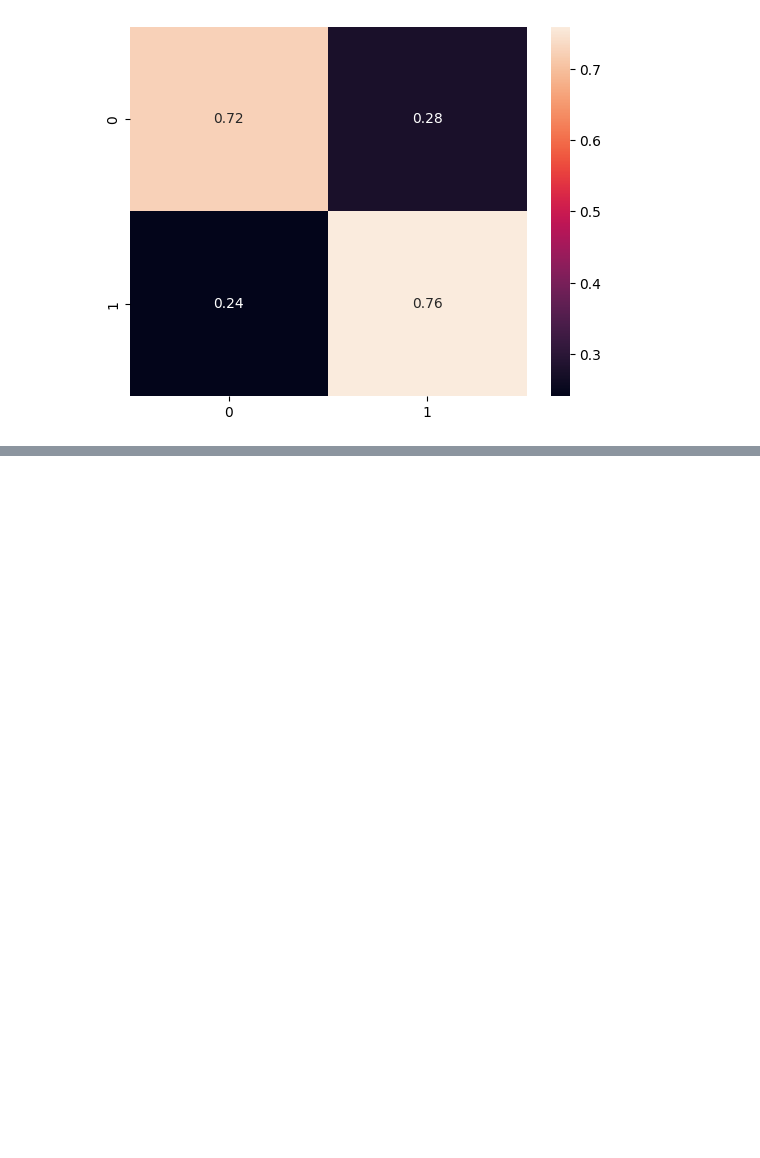
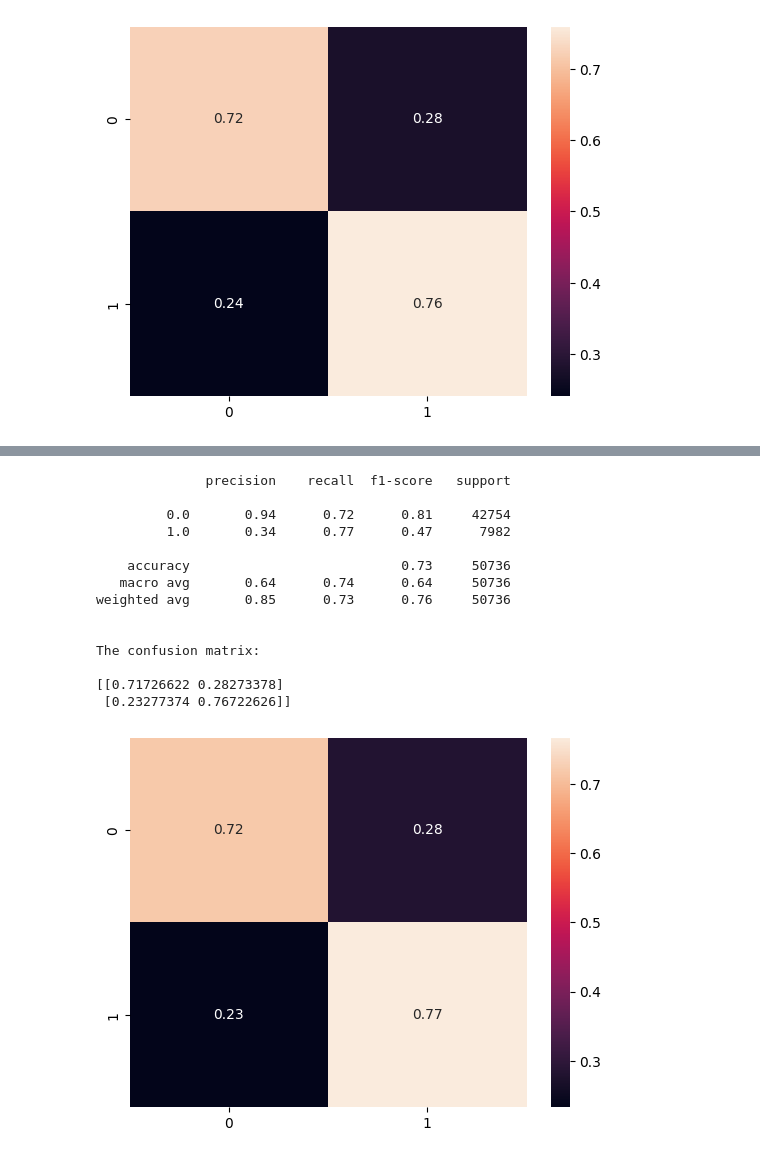
Before and after one commit to motagfr/Diabetes, a Jupyter notebook: Interactive - trialanderror2.py.ipynb, the cells around one changed output, grey strips where cells are left out. Drawn from its saved outputs; the diff is of its cells as text; code cells hidden in the pictures; blank space fills up the shorter version.

```diff
--- a/Interactive - trialanderror2.py.ipynb
+++ b/Interactive - trialanderror2.py.ipynb
@@ -723,3 +728,32 @@ The confusion matrix:
 [[0.72340117 0.27659883]
  [0.24066338 0.75933662]]
 [figure]
+# %%
+sgd = SGDClassifier()
+
+param_dist = {
+    'loss':['log', 'modified_huber'],
+    'penalty': ['l1', 'l2'],
+    'alpha': np.random.uniform(0, 0.01, 5),
+    'learning_rate': ['constant', 'optimal'],
+    'eta0': np.random.uniform(0, 0.1, 5),
+    'max_iter': [100,200,300]
+}
+random_search = RandomizedSearchCV(
+    sgd,
+    param_distributions=param_dist,
+    n_iter=10,
+    cv=5,
+    random_state=42
+)
+
+random_search.fit(X_train, y_train)
+
+best_params = random_search.best_params_
+best_model = random_search.best_estimator_
+
+print("Best parameters: ", random_search.best_params_)
+best_model = random_search.best_estimator_
+y_pred = best_model.predict(X_test)
+f1 = f1_score(y_test, y_pred, average="weighted")
+print("F1-score on test set: ", f1)
@@ -725,0 +791,22 @@ The confusion matrix:
+# %%
+print(classification_report(y_test, y_pred))
+print('\nThe confusion matrix:\n')
+conf_mat = confusion_matrix(y_test, y_pred, normalize='true')
+print(conf_mat)
+ax=sns.heatmap(conf_mat, annot=True)
+# %% [output]
+              precision    recall  f1-score   support
+
+         0.0       0.94      0.72      0.81     42754
+         1.0       0.34      0.77      0.47      7982
+
+    accuracy                           0.73     50736
+   macro avg       0.64      0.74      0.64     50736
+weighted avg       0.85      0.73      0.76     50736
+
+
+The confusion matrix:
+
+[[0.71726622 0.28273378]
+ [0.23277374 0.76722626]]
+[figure, added]
```
Also changed, not shown: parts of 10 cells of this notebook, 1 other file.
